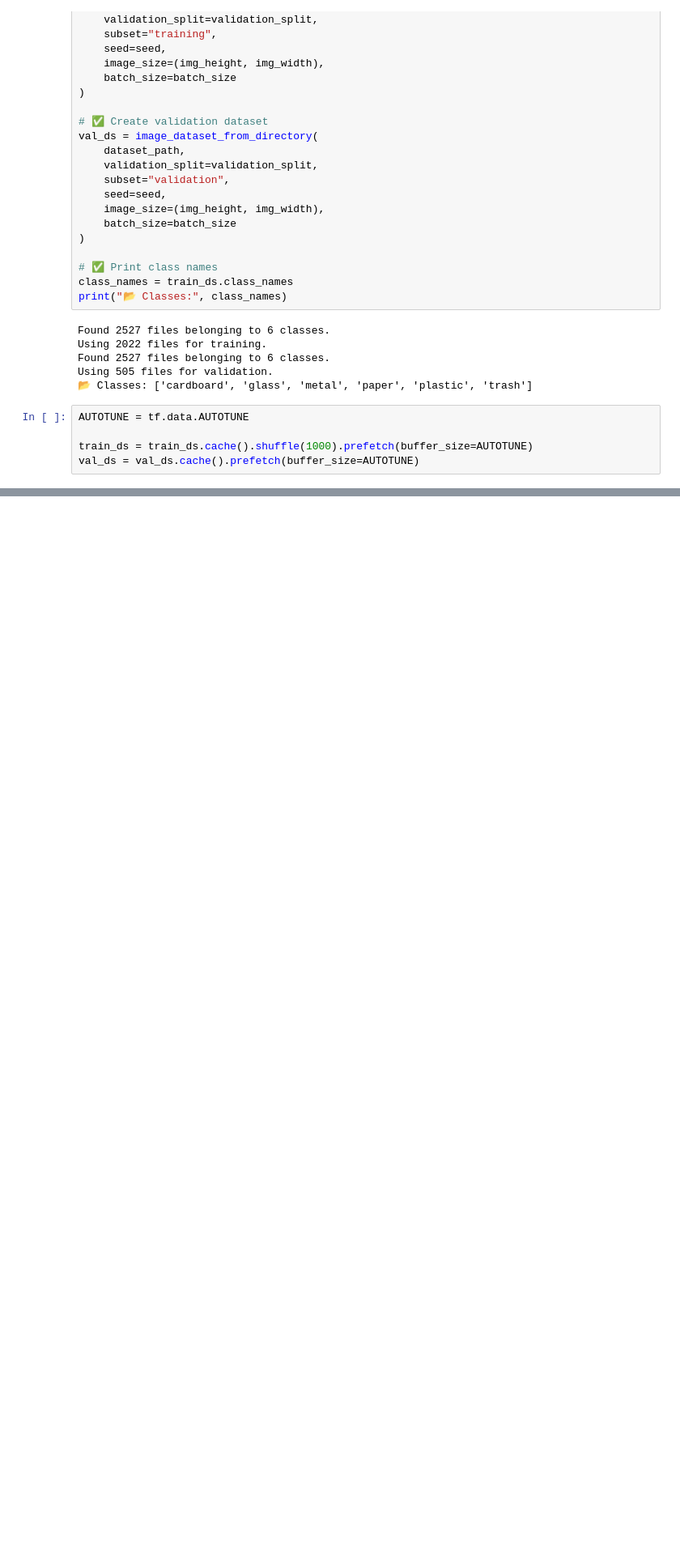
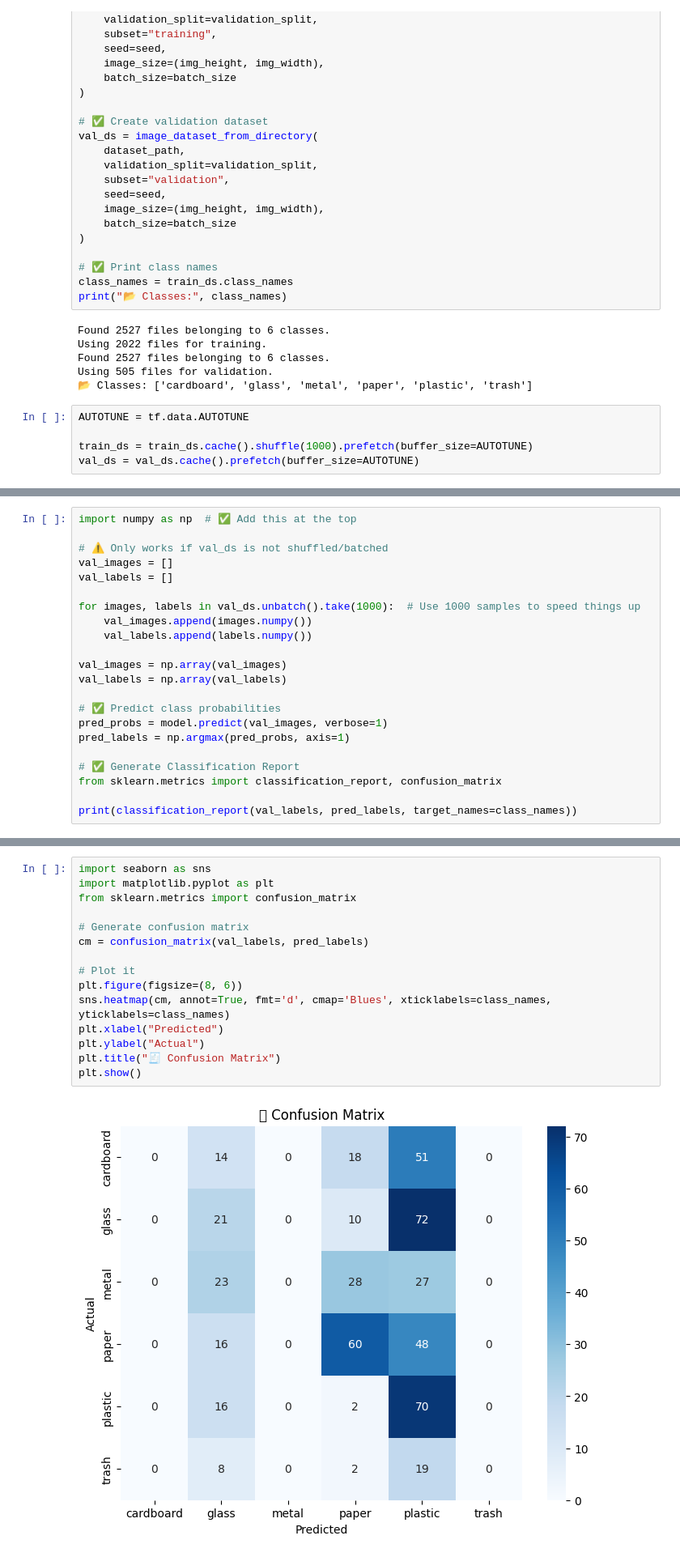
Before and after one commit to Yuviworks/Week-1-, a Jupyter notebook: Garbage_Classification.ipynb, the cells around one changed output, grey strips where cells are left out. Shown: that part at 81% size. Cells and saved outputs as stored; diff of their text form; blank space fills up the shorter version.

```diff
--- a/Garbage_Classification.ipynb
+++ b/Garbage_Classification.ipynb
@@ -173,0 +246,22 @@ Epoch 10/10
+# %%
+import numpy as np  # ✅ Add this at the top
+
+# ⚠️ Only works if val_ds is not shuffled/batched
+val_images = []
+val_labels = []
+
+for images, labels in val_ds.unbatch().take(1000):  # Use 1000 samples to speed things up
+    val_images.append(images.numpy())
+    val_labels.append(labels.numpy())
+
+val_images = np.array(val_images)
+val_labels = np.array(val_labels)
+
+# ✅ Predict class probabilities
+pred_probs = model.predict(val_images, verbose=1)
+pred_labels = np.argmax(pred_probs, axis=1)
+
+# ✅ Generate Classification Report
+from sklearn.metrics import classification_report, confusion_matrix
+
+print(classification_report(val_labels, pred_labels, target_names=class_names))
@@ -173,0 +282,17 @@ Epoch 10/10
+# %%
+import seaborn as sns
+import matplotlib.pyplot as plt
+from sklearn.metrics import confusion_matrix
+
+# Generate confusion matrix
+cm = confusion_matrix(val_labels, pred_labels)
+
+# Plot it
+plt.figure(figsize=(8, 6))
+sns.heatmap(cm, annot=True, fmt='d', cmap='Blues', xticklabels=class_names, yticklabels=class_names)
+plt.xlabel("Predicted")
+plt.ylabel("Actual")
+plt.title("🧾 Confusion Matrix")
+plt.show()
+# %% [output]
+[figure, added]
```
Also changed, not shown: parts of 7 cells of this notebook.
